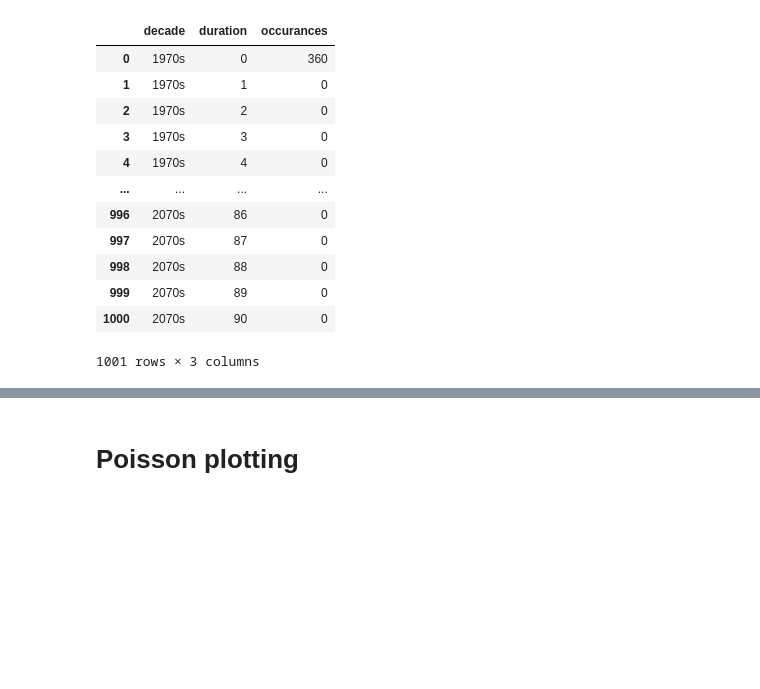
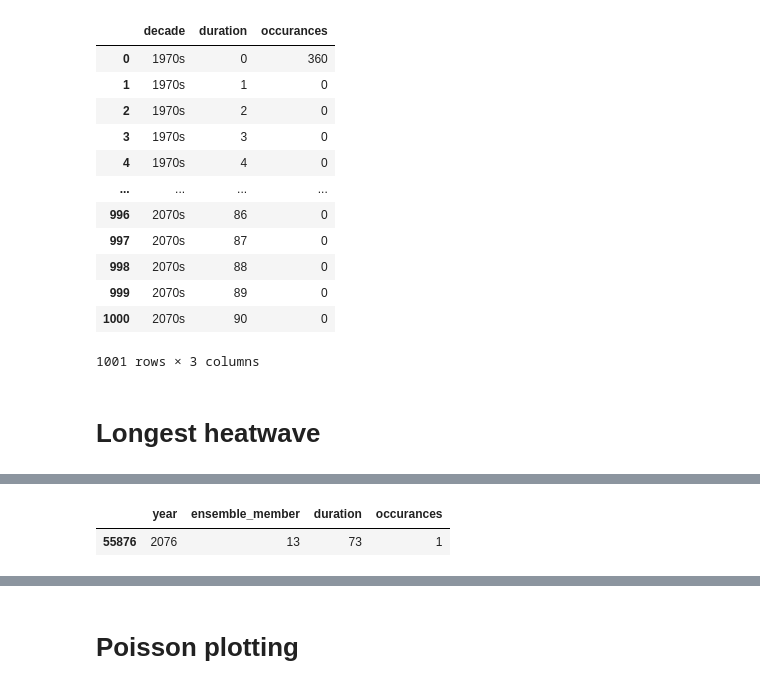
Before and after one commit to kaedonkers/ukcp_heatwave_analysis, a Jupyter notebook: 2.poisson_fit_plots.ipynb, the cells around one changed output, grey strips where cells are left out. Saved outputs shown, nothing was run; the diff lists cells and outputs as text; code cells hidden in the pictures; blank space fills up the shorter version.

Commit message:
move longest heatwave calculation to poisson notebook

```diff
--- a/2.poisson_fit_plots.ipynb
+++ b/2.poisson_fit_plots.ipynb
@@ -193,3 +193,5 @@ Wall time: 2.41 s
 | 999 | 2070s | 89 | 0 |
 | 1000 | 2070s | 90 | 0 |
 1001 rows × 3 columns
+# %% [markdown]
+# Longest heatwave
@@ -195,0 +201,4 @@ Wall time: 2.41 s
+# %%
+%%time
+longest_hw(tashw)
+# %% [output]
@@ -195,0 +207,2 @@ Wall time: 2.41 s
+|  | year | ensemble_member | duration | occurances |
+| 55876 | 2076 | 13 | 73 | 1 |
```
Also changed, not shown: parts of 5 cells of this notebook, 1 other file.
